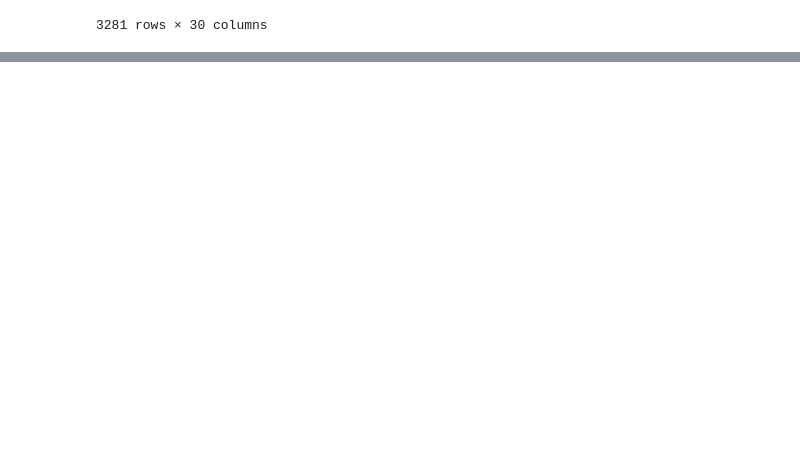
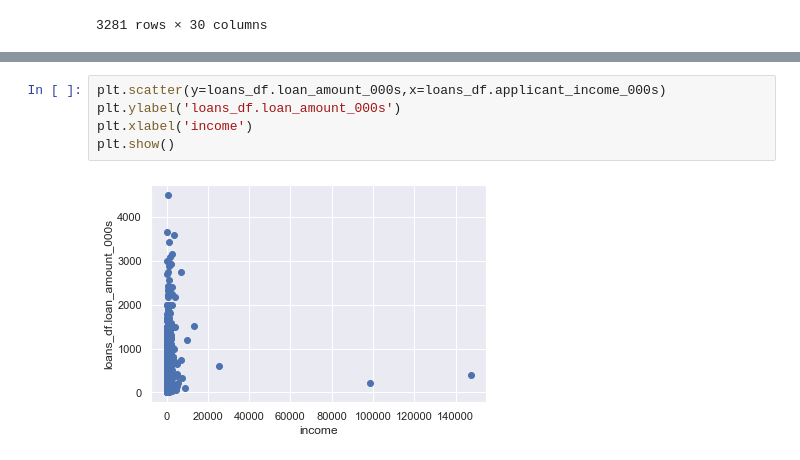
Before and after one commit to malle72/finalproject, a Jupyter notebook: ProjectNotebook.ipynb, the cells around one changed output, grey strips where cells are left out. Cells and saved outputs as stored; diff of their text form; blank space fills up the shorter version.

```diff
--- a/ProjectNotebook.ipynb
+++ b/ProjectNotebook.ipynb
@@ -75,0 +86,7 @@ loans_df[loans_df.hud_median_family_income.isna()]
+# %%
+plt.scatter(y=loans_df.loan_amount_000s,x=loans_df.applicant_income_000s)
+plt.ylabel('loans_df.loan_amount_000s')
+plt.xlabel('income')
+plt.show()
+# %% [output]
+[figure, added]
```
Also changed, not shown: parts of 1 cell of this notebook, 1 other file.
